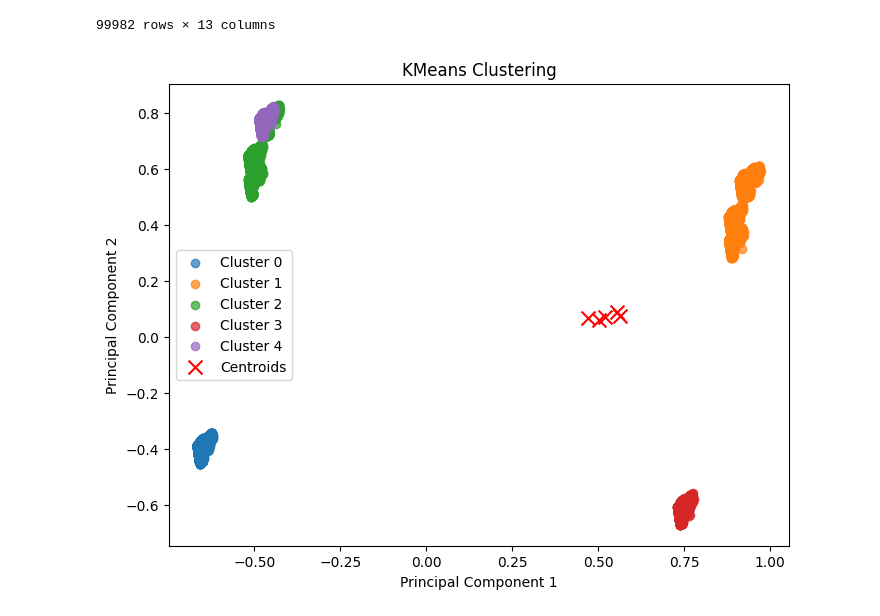
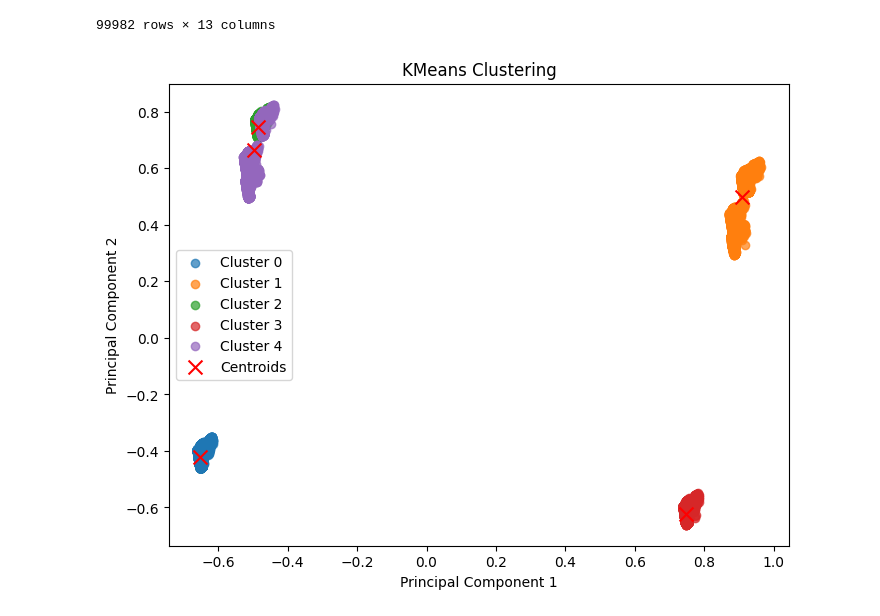
Before and after one commit to Filip-Dvorak/ZYZZ, a Jupyter notebook: Clustering.ipynb, the cells around one changed output. Cells and saved outputs as stored; diff of their text form; code cells hidden in the pictures.

Commit message:
fix centroidu

```diff
--- a/Clustering.ipynb
+++ b/Clustering.ipynb
@@ -89,32 +98,35 @@ X
 # %%
 labels = kmeans.labels_
 centers = kmeans.cluster_centers_
 inertia = kmeans.inertia_
 
 from sklearn.decomposition import PCA
 
 # Reduce dimensionality for visualization
 pca = PCA(n_components=2)
 X_pca = pca.fit_transform(X)
 
+# Transform the centroids to PCA space
+centers_pca = pca.transform(centers)
+
 # Plotting the clusters
 plt.figure(figsize=(8, 6))
 for cluster in range(5):
     plt.scatter(X_pca[labels == cluster, 0], X_pca[labels == cluster, 1], label=f'Cluster {cluster}', alpha=0.7)
-plt.scatter(centers[:, 0], centers[:, 1], marker='x', color='red', label='Centroids', s=100)
+plt.scatter(centers_pca[:, 0], centers_pca[:, 1], marker='x', color='red', label='Centroids', s=100)
 plt.title('KMeans Clustering')
 plt.xlabel('Principal Component 1')
 plt.ylabel('Principal Component 2')
 plt.legend()
 plt.show()
 
 #plt.scatter(X[:,0], X[:,1], c=labels, cmap='rainbow')
 
 
 
 #add centers to the plt
 #plt.scatter(centers[:,0], centers[:,1], marker='x', s=150, c='r', label='centroids')
 #plt.legend()
 #plt.show()
 # %% [output]
-[figure, old version]
+[figure, new version]
```
Also changed, not shown: parts of 1 cell of this notebook.
